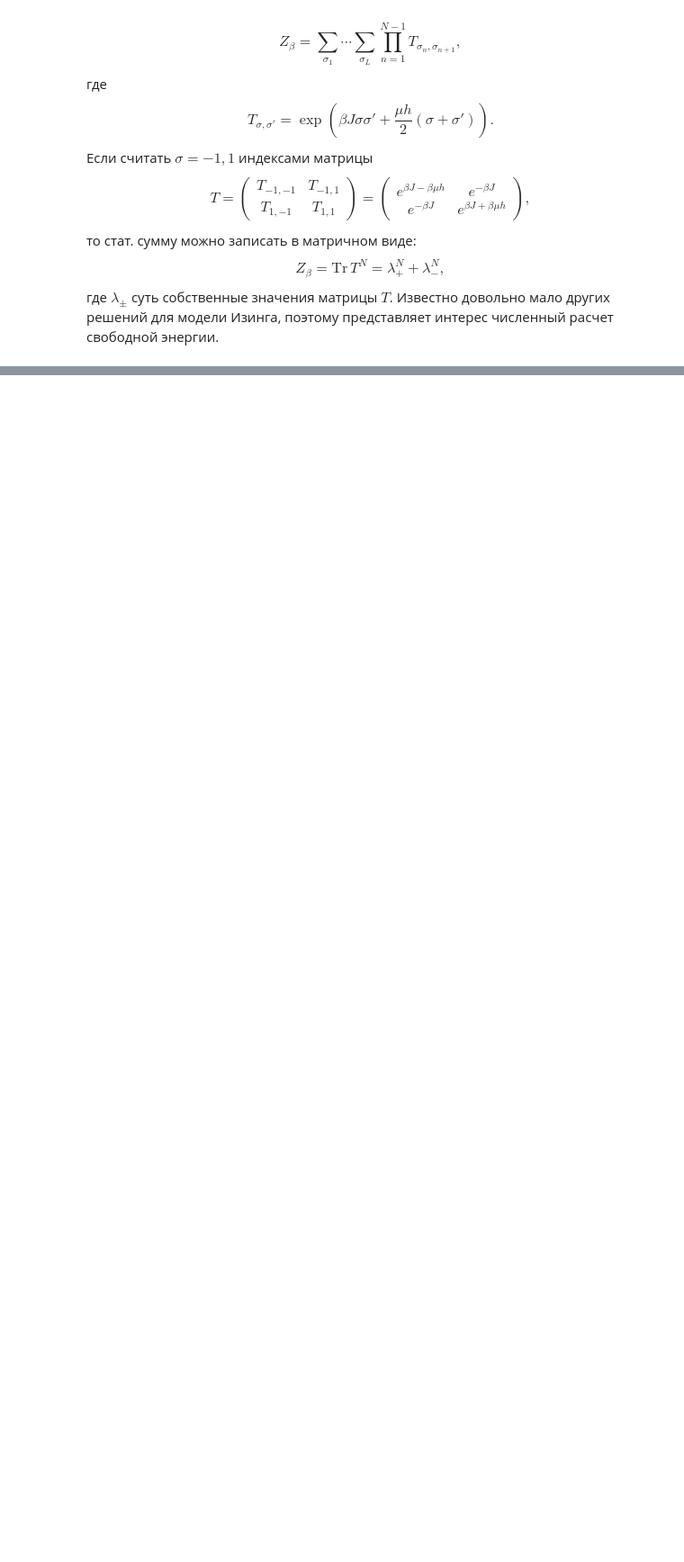
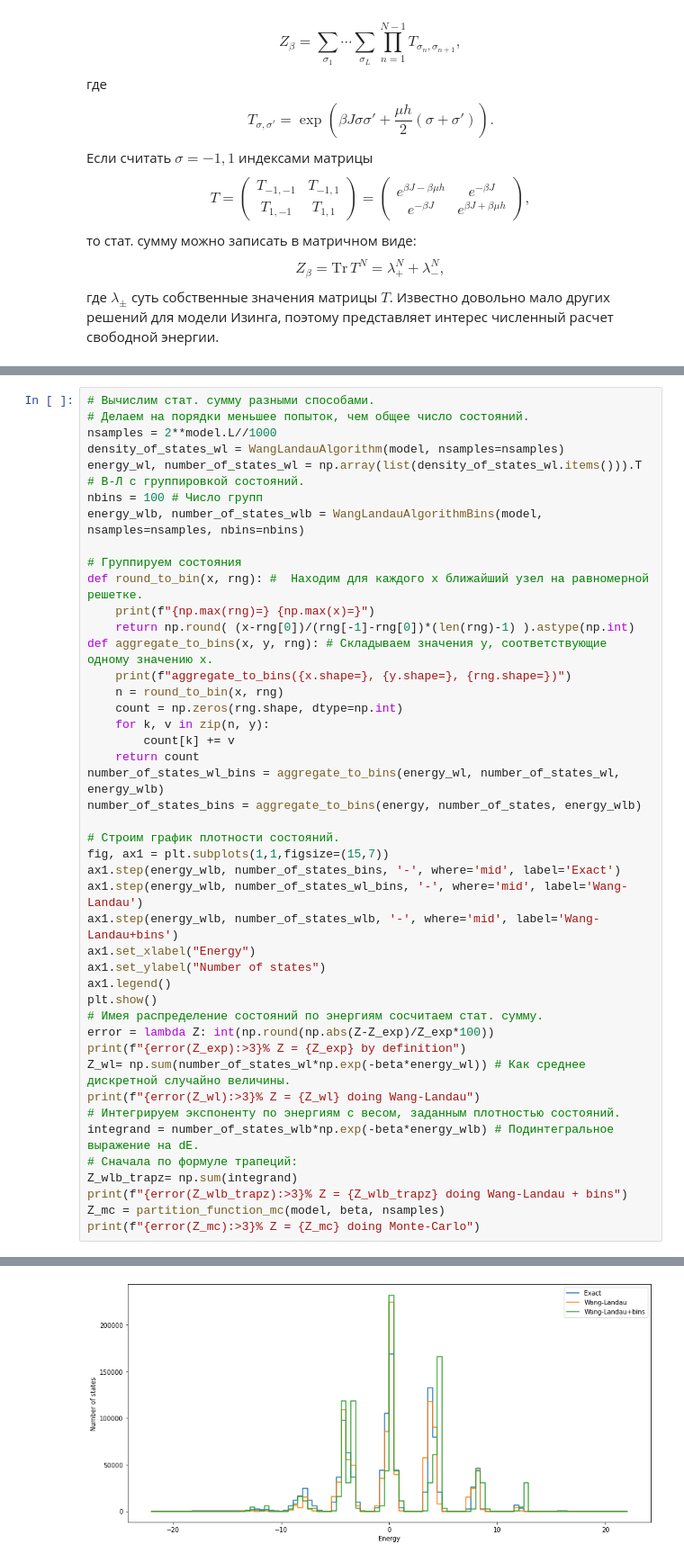
Before and after one commit to alepoydes/introduction-to-numerical-simulation, a Jupyter notebook: practice/MonteCarlo.ipynb, the cells around one changed output, grey strips where cells are left out. Shown at 90% size. Drawn from its saved outputs; the diff is of its cells as text; blank space fills up the shorter version.

```diff
--- a/practice/MonteCarlo.ipynb
+++ b/practice/MonteCarlo.ipynb
@@ -309,0 +465,46 @@ $$M=\frac{\partial \ln Z}{\partial \mu h},$$
+# %%
+# Вычислим стат. сумму разными способами.
+# Делаем на порядки меньшее попыток, чем общее число состояний.
+nsamples = 2**model.L//1000
+density_of_states_wl = WangLandauAlgorithm(model, nsamples=nsamples)
+energy_wl, number_of_states_wl = np.array(list(density_of_states_wl.items())).T
+# В-Л с группировкой состояний.
+nbins = 100 # Число групп
+energy_wlb, number_of_states_wlb = WangLandauAlgorithmBins(model, nsamples=nsamples, nbins=nbins)
+
+# Группируем состояния
+def round_to_bin(x, rng): #  Находим для каждого x ближайший узел на равномерной решетке.
+    print(f"{np.max(rng)=} {np.max(x)=}")
+    return np.round( (x-rng[0])/(rng[-1]-rng[0])*(len(rng)-1) ).astype(np.int)
+def aggregate_to_bins(x, y, rng): # Складываем значения y, соответствующие одному значению x.
+    print(f"aggregate_to_bins({x.shape=}, {y.shape=}, {rng.shape=})")
+    n = round_to_bin(x, rng)
+    count = np.zeros(rng.shape, dtype=np.int)
+    for k, v in zip(n, y):
+        count[k] += v
+    return count
+number_of_states_wl_bins = aggregate_to_bins(energy_wl, number_of_states_wl, energy_wlb)
+number_of_states_bins = aggregate_to_bins(energy, number_of_states, energy_wlb)
+
+# Строим график плотности состояний.
+fig, ax1 = plt.subplots(1,1,figsize=(15,7))
+ax1.step(energy_wlb, number_of_states_bins, '-', where='mid', label='Exact')
+ax1.step(energy_wlb, number_of_states_wl_bins, '-', where='mid', label='Wang-Landau')
+ax1.step(energy_wlb, number_of_states_wlb, '-', where='mid', label='Wang-Landau+bins')
+ax1.set_xlabel("Energy")
+ax1.set_ylabel("Number of states")
+ax1.legend()
+plt.show()
+# Имея распределение состояний по энергиям сосчитаем стат. сумму.
+error = lambda Z: int(np.round(np.abs(Z-Z_exp)/Z_exp*100))
+print(f"{error(Z_exp):>3}% Z = {Z_exp} by definition")
+Z_wl= np.sum(number_of_states_wl*np.exp(-beta*energy_wl)) # Как среднее дискретной случайно величины.
+print(f"{error(Z_wl):>3}% Z = {Z_wl} doing Wang-Landau")
+# Интегрируем экспоненту по энергиям с весом, заданным плотностью состояний.
+integrand = number_of_states_wlb*np.exp(-beta*energy_wlb) # Подинтегральное выражение на dE.
+# Сначала по формуле трапеций:
+Z_wlb_trapz= np.sum(integrand)
+print(f"{error(Z_wlb_trapz):>3}% Z = {Z_wlb_trapz} doing Wang-Landau + bins")
+Z_mc = partition_function_mc(model, beta, nsamples)
+print(f"{error(Z_mc):>3}% Z = {Z_mc} doing Monte-Carlo")
+# %% [output]
@@ -309,0 +517 @@ $$M=\frac{\partial \ln Z}{\partial \mu h},$$
+[figure, added]
```
Also changed, not shown: parts of 11 cells of this notebook.
